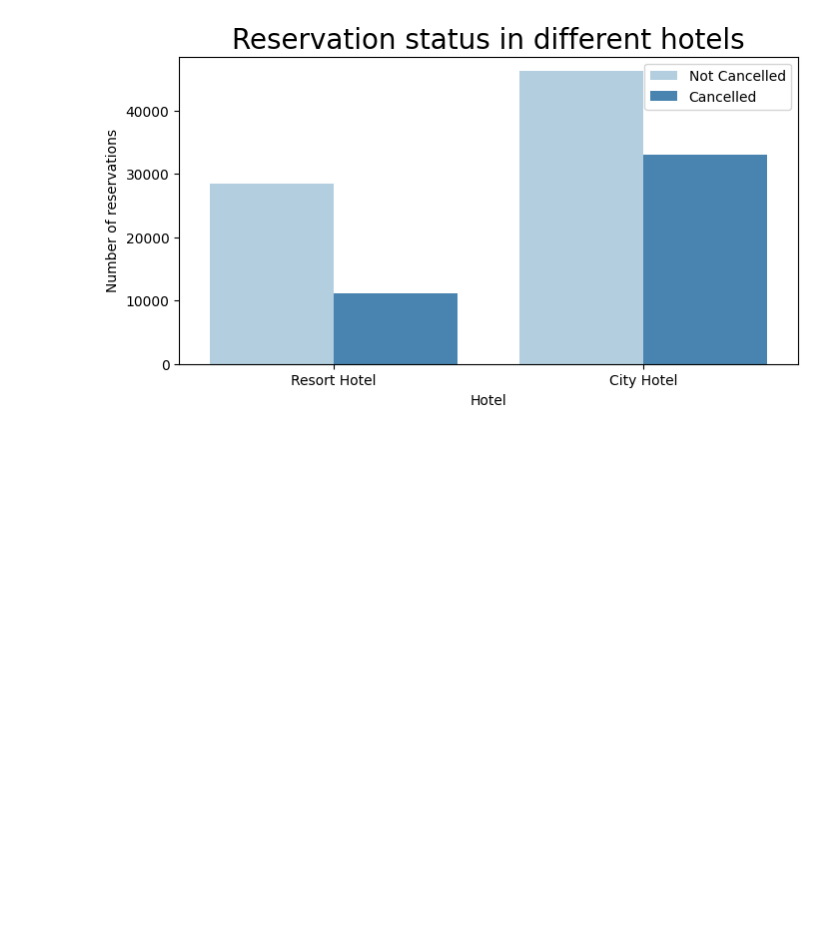
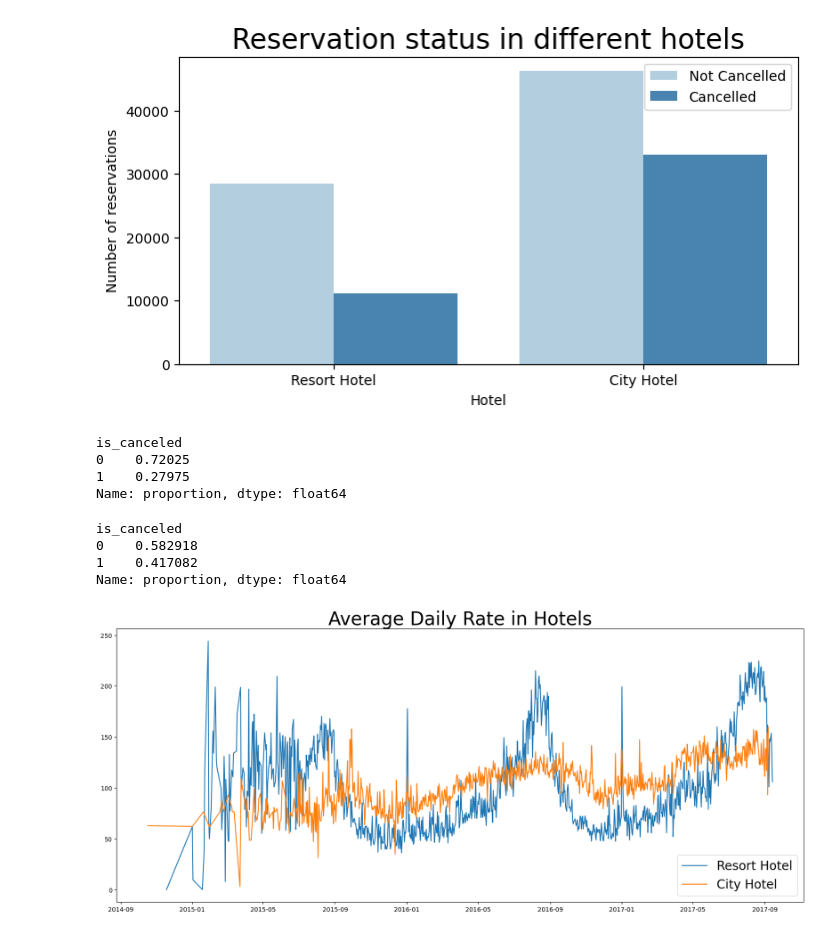
Before and after one commit to kunal-paul04/pandas_projects, a Jupyter notebook: Hotel_Booking_Analysis/hotel_booking_analysis.ipynb, the cells around one changed output. Drawn from its saved outputs; the diff is of its cells as text; code cells hidden in the pictures; blank space fills up the shorter version.

```diff
--- a/Hotel_Booking_Analysis/hotel_booking_analysis.ipynb
+++ b/Hotel_Booking_Analysis/hotel_booking_analysis.ipynb
@@ -258,3 +258,34 @@ plt.legend(['Not Cancelled', 'Cancelled'])
 plt.show()
 # %% [output]
 [figure]
+# %%
+# Check cancellation % for individual hotel - Resort Hotel
+resort_hotel = df[df['hotel'] == 'Resort Hotel']
+resort_hotel['is_canceled'].value_counts(normalize = True)
+# %% [output]
+is_canceled
+0    0.72025
+1    0.27975
+Name: proportion, dtype: float64
+# %%
+# Check cancellation % for individual hotel - City Hotel
+city_hotel = df[df['hotel'] == 'City Hotel']
+city_hotel['is_canceled'].value_counts(normalize = True)
+# %% [output]
+is_canceled
+0    0.582918
+1    0.417082
+Name: proportion, dtype: float64
+# %%
+# Get average daily rate of individual hotels
+resort_hotel_rate = resort_hotel.groupby('reservation_status_date')[['adr']].mean()
+city_hotel_rate = city_hotel.groupby('reservation_status_date')[['adr']].mean()
+# Generate graph
+plt.figure(figsize = (20,8))
+plt.title('Average Daily Rate in Hotels', fontsize = 30)
+plt.plot(resort_hotel_rate.index, resort_hotel_rate['adr'], label = 'Resort Hotel')
+plt.plot(city_hotel_rate.index, city_hotel_rate['adr'], label = 'City Hotel')
+plt.legend(fontsize = 20)
+plt.show()
+# %% [output]
+[figure, added]
```
Also changed, not shown: parts of 8 cells of this notebook.
